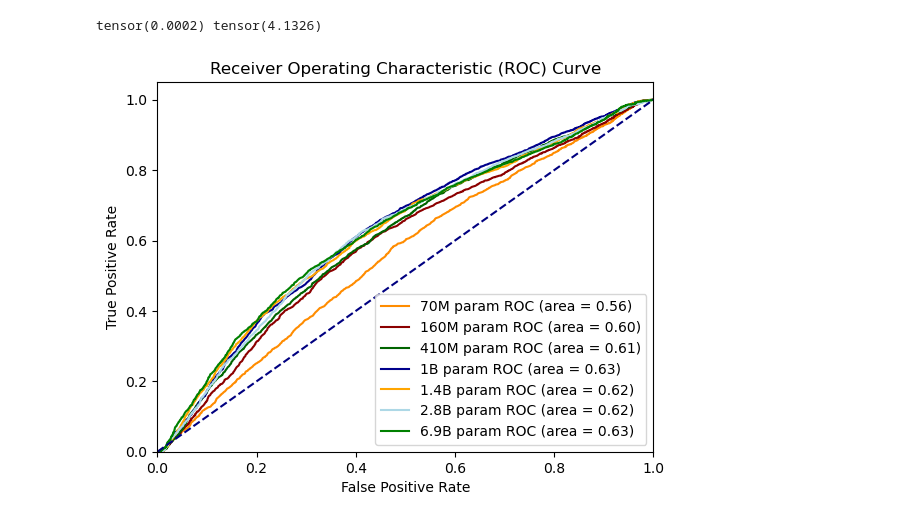
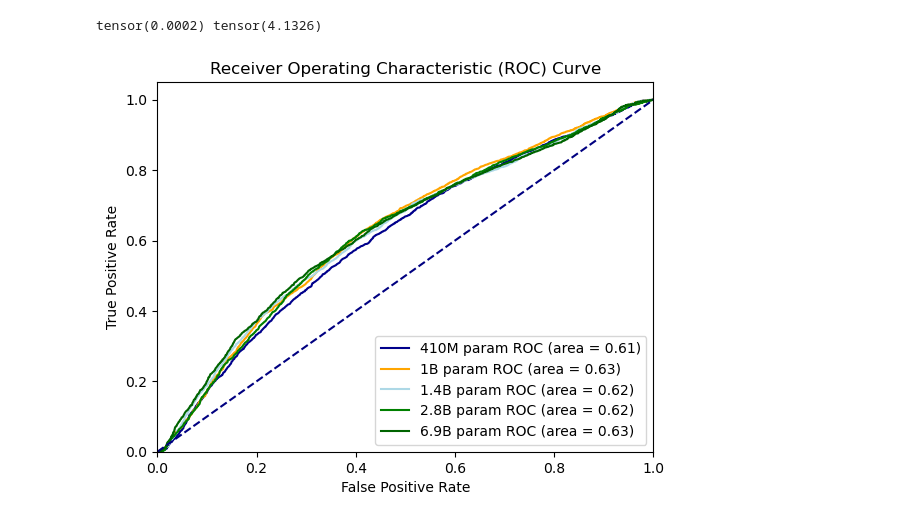
Before and after one commit to safr-ai-lab/pandora-llm, a Jupyter notebook: roc_basic_plots/plot threshold attack success.ipynb, the cells around one changed output. Saved outputs shown, nothing was run; the diff lists cells and outputs as text; code cells hidden in the pictures.

```diff
--- a/roc_basic_plots/plot threshold attack success.ipynb
+++ b/roc_basic_plots/plot threshold attack success.ipynb
@@ -42,36 +42,36 @@ st = min([ min(min(t),min(u)) for t,u in train_data])
 end = max([ max(max(t),max(u)) for t,u in train_data]) - min([ min(min(t),min(u)) for t,u in train_data])
 print(st,end)
 
 
 fpr = []
 tpr = []
 thresholds = []
 auc_res = []
-colors = ['darkorange', 'darkred', 'darkgreen', 'darkblue', 'orange', 'lightblue', 'green']
+colors = ['darkorange', 'darkred',  'darkblue', 'orange', 'lightblue', 'green', 'darkgreen']
 names =["70M", "160M", "410M", "1B", "1.4B", "2.8B", "6.9B"]
 
 for i in range(len(train_data)):
     f, t, th = compute_fpr_tpr_thresholds(train_data[i][0], train_data[i][1], st, end)
     auc_res.append(auc(f, t))
     fpr.append(f)
     tpr.append(t)
     thresholds.append(th)
 
 
 # Plot the ROC curve
-for i in range(len(train_data)):
+for i in range(2,len(train_data)):
     plt.plot(fpr[i], tpr[i], color=colors[i], label=names[i]+' param ROC (area = %0.2f)' % auc_res[i])
 plt.plot([0, 1], [0, 1], color='navy', linestyle='--')
 plt.xlim([0.0, 1.0])
 plt.ylim([0.0, 1.05])
 plt.xlabel('False Positive Rate')
 plt.ylabel('True Positive Rate')
 plt.title('Receiver Operating Characteristic (ROC) Curve')
 plt.legend(loc="lower right")
 plt.savefig("roc all models.png")
 # %% [output]
 tensor(0.0002) tensor(4.1326)
-[figure, old version]
+[figure, new version]
 # %%
 # def compute_how_many(c, training, validation):
 #     trainlength = len(training[training>=c])
```
Also changed, not shown: parts of 2 cells of this notebook, 10 other files.
